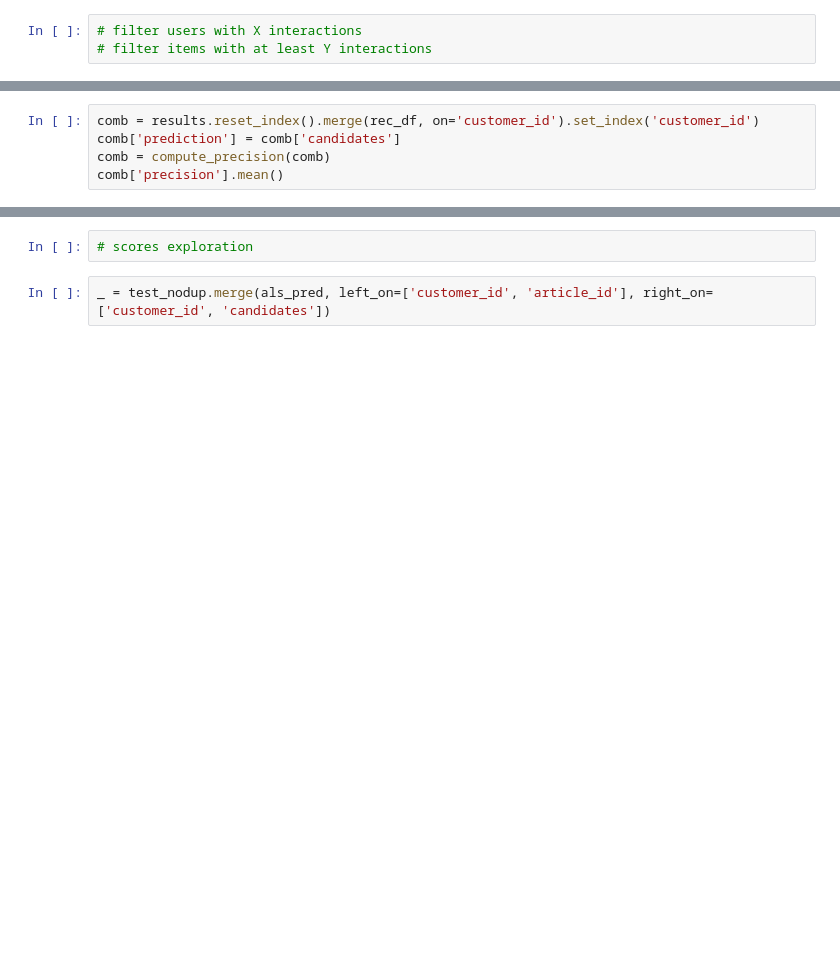
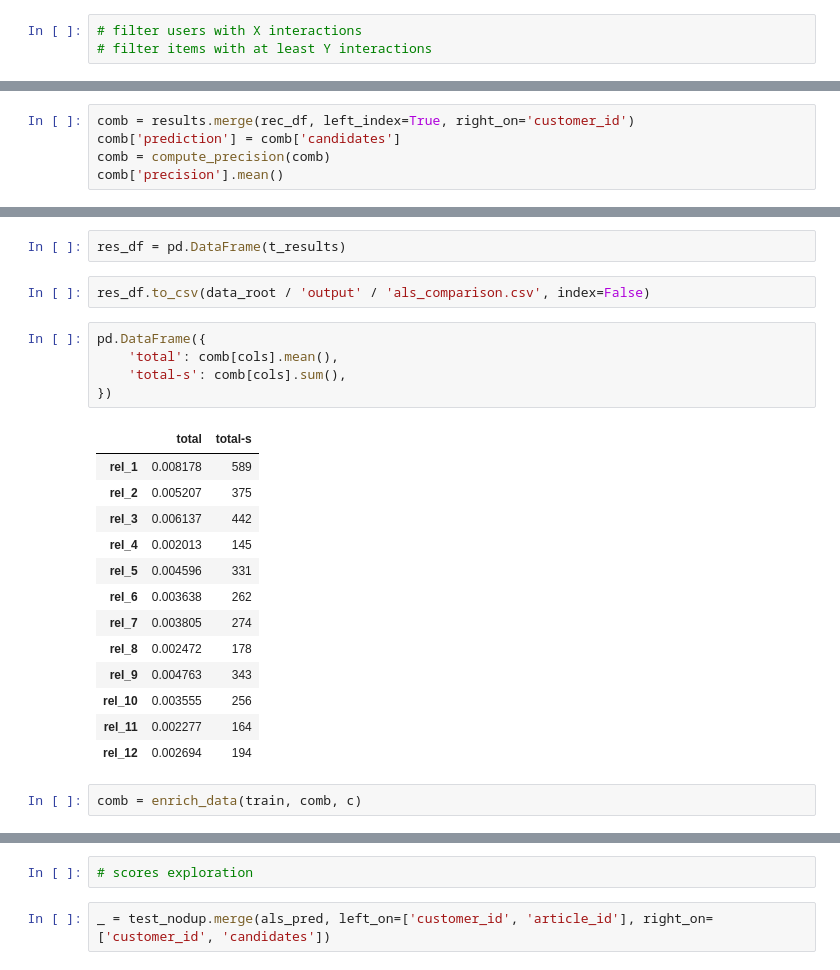
Before and after one commit to stameser/kaggle-hm, a Jupyter notebook: notebooks/implicit.ipynb, the cells around one changed output, grey strips where cells are left out. Cells and saved outputs as stored; diff of their text form; blank space fills up the shorter version.

```diff
--- a/notebooks/implicit.ipynb
+++ b/notebooks/implicit.ipynb
@@ -121,5 +155,5 @@ recs = pd.DataFrame(zip(items.flatten(), scores.flatten()))
 # %%
-comb = results.reset_index().merge(rec_df, on='customer_id').set_index('customer_id')
+comb = results.merge(rec_df, left_index=True, right_on='customer_id')
 comb['prediction'] = comb['candidates']
 comb = compute_precision(comb)
 comb['precision'].mean()
@@ -128,3 +233,28 @@ comb['precision'].mean()
+# %%
+res_df = pd.DataFrame(t_results)
+# %%
+res_df.to_csv(data_root / 'output' / 'als_comparison.csv', index=False)
+# %%
+pd.DataFrame({
+    'total': comb[cols].mean(),
+    'total-s': comb[cols].sum(),
+})
+# %% [output]
+|  | total | total-s |
+| rel_1 | 0.008178 | 589 |
+| rel_2 | 0.005207 | 375 |
+| rel_3 | 0.006137 | 442 |
+| rel_4 | 0.002013 | 145 |
+| rel_5 | 0.004596 | 331 |
+| rel_6 | 0.003638 | 262 |
+| rel_7 | 0.003805 | 274 |
+| rel_8 | 0.002472 | 178 |
+| rel_9 | 0.004763 | 343 |
+| rel_10 | 0.003555 | 256 |
+| rel_11 | 0.002277 | 164 |
+| rel_12 | 0.002694 | 194 |
+# %%
+comb = enrich_data(train, comb, c)
 # %%
 comb.shape
 # %% [output]
```
Also changed, not shown: parts of 30 cells of this notebook.
